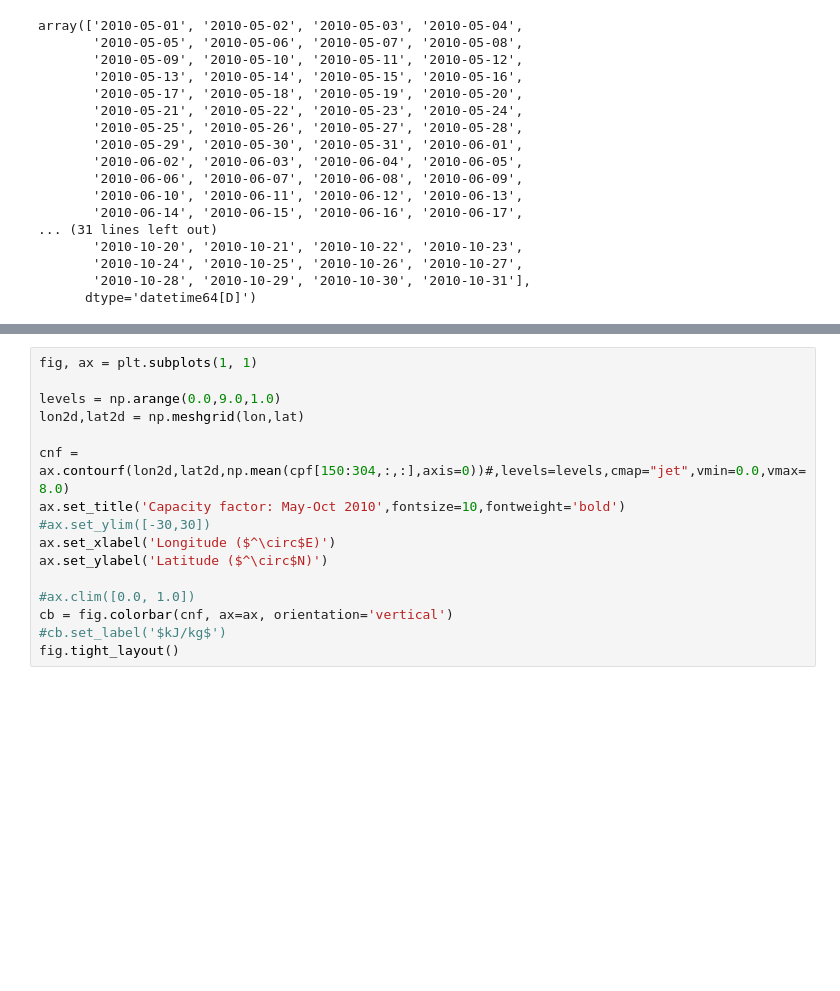
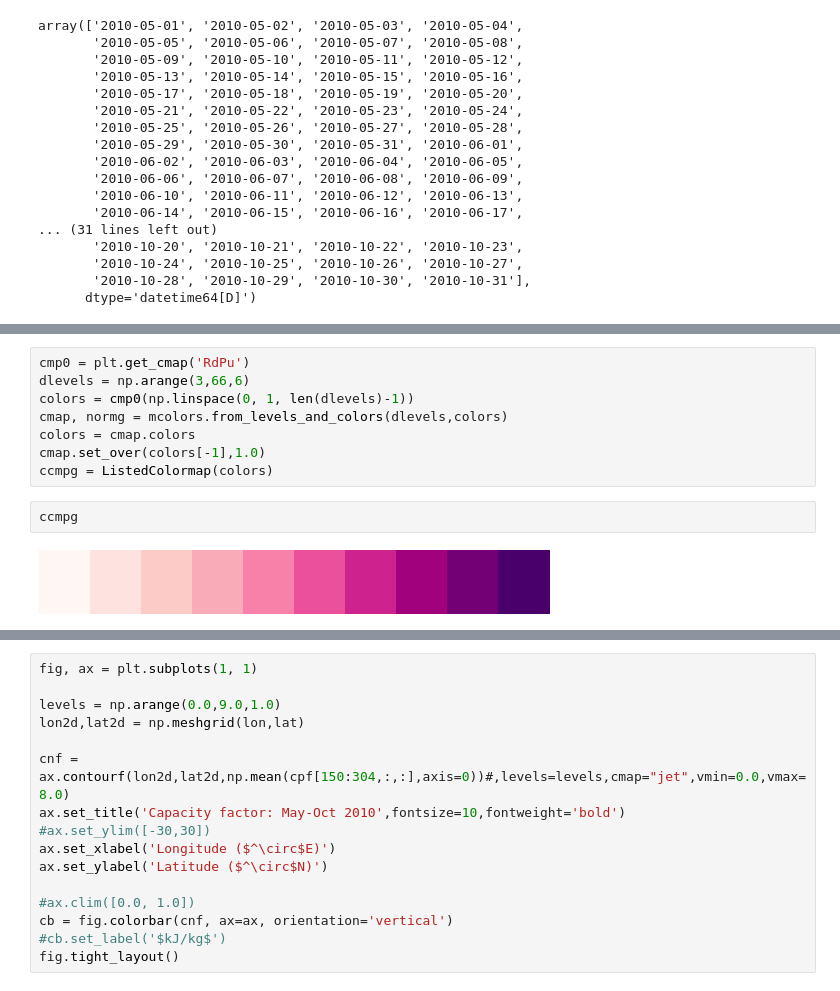
Before and after one commit to 21centuryweather/GC26-wind-hydro-droughts, a Jupyter notebook: analysis/Wind_droughts_events.ipynb, the cells around one changed output, grey strips where cells are left out. Saved outputs shown, nothing was run; the diff lists cells and outputs as text; blank space fills up the shorter version.

```diff
--- a/analysis/Wind_droughts_events.ipynb
+++ b/analysis/Wind_droughts_events.ipynb
@@ -159,0 +166,12 @@ Text(0.5, 1.0, 'No. of wind-lull events: 2010 May-Oct')
+# %%
+cmp0 = plt.get_cmap('RdPu')
+dlevels = np.arange(3,66,6)
+colors = cmp0(np.linspace(0, 1, len(dlevels)-1))
+cmap, normg = mcolors.from_levels_and_colors(dlevels,colors)
+colors = cmap.colors
+cmap.set_over(colors[-1],1.0)
+ccmpg = ListedColormap(colors)
+# %%
+ccmpg
+# %% [output]
+[figure, added]
```
Also changed, not shown: parts of 6 cells of this notebook.
